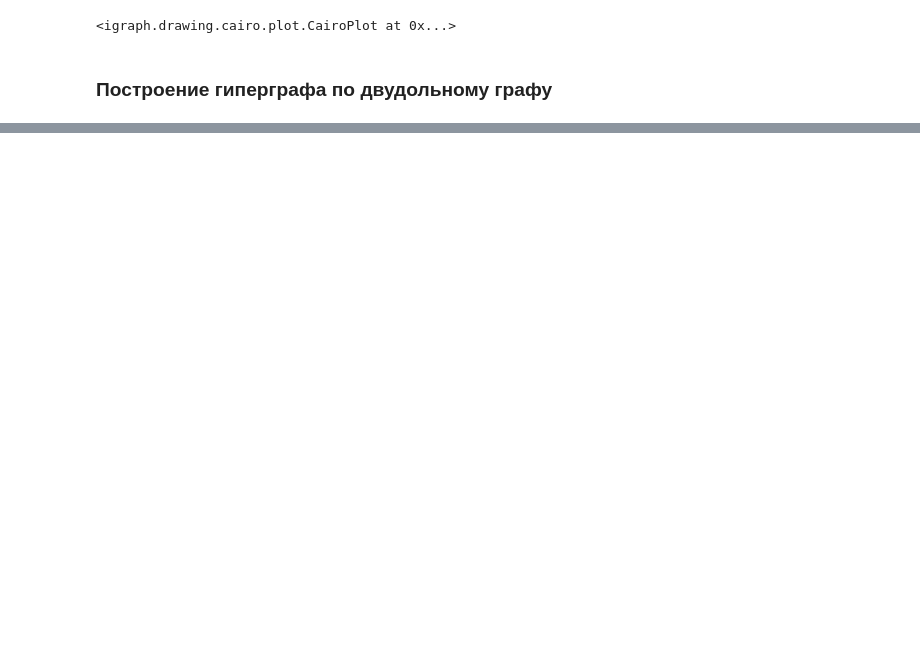
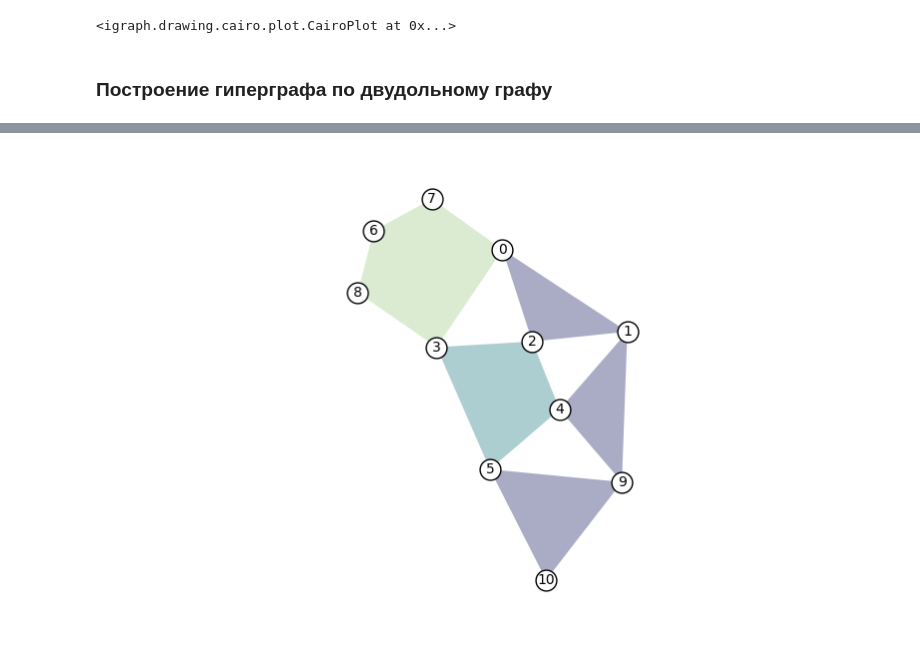
Before and after one commit to Evgeniyy2004/xgi, a Jupyter notebook: text.ipynb, the cells around one changed output, grey strips where cells are left out. Drawn from its saved outputs; the diff is of its cells as text; code cells hidden in the pictures; blank space fills up the shorter version.

```diff
--- a/text.ipynb
+++ b/text.ipynb
@@ -175,10 +157,9 @@ g.add_edges([
 
 complex1 = xgi.simplicial_complexes.flag_complex(g,3,[0.8])
 # %%
-pos = xgi.layout.barycenter_kamada_kawai_layout(g)
+pos = xgi.layout.barycenter_kamada_kawai_layout(hypergraph)
 fig, ax = plt.subplots(figsize=(10,6))
 xgi.draw(hypergraph, ax=ax,node_labels=True,node_size=15,pos=pos)
 plt.show()
-# fig, ax = plt.subplots(figsize=(10,6))
-# xgi.draw(hypergraph, ax=ax,node_labels=True,node_size=15,pos=pos)
-# plt.show()
+# %% [output]
+[figure, added]
```
Also changed, not shown: parts of 6 cells of this notebook, 2 other files.
